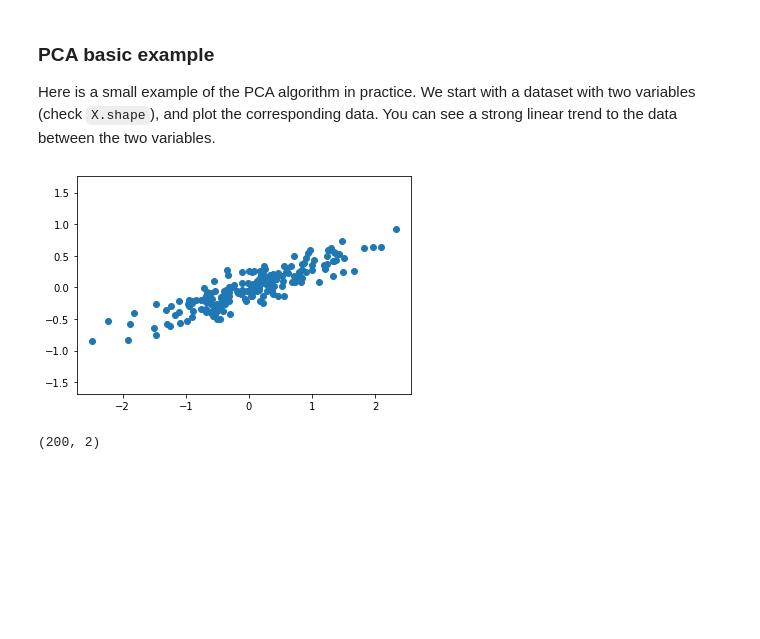
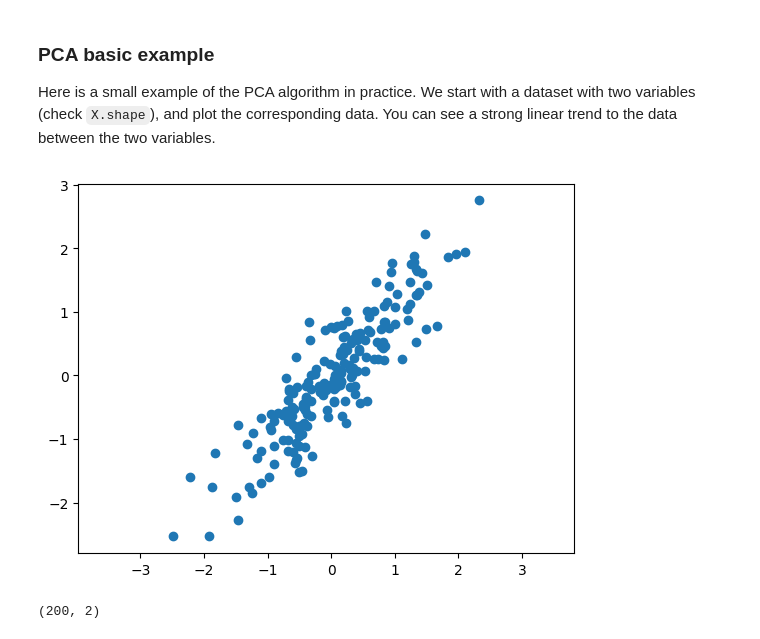
Before and after one commit to PythonCharmers/QuantFinance, a Jupyter notebook: notebooks/Module 1.4.1 - PCA Introduction.ipynb, the cells around one changed output. Saved outputs shown, nothing was run; the diff lists cells and outputs as text; code cells hidden in the pictures; blank space fills up the shorter version.

```diff
--- a/notebooks/Module 1.4.1 - PCA Introduction.ipynb
+++ b/notebooks/Module 1.4.1 - PCA Introduction.ipynb
@@ -39,12 +39,12 @@ Here is a small example of the PCA algorithm in practice. We start with a datase
 # %%
 np.random.seed(1)
 NDIMS = 2
 X = np.dot(np.random.random(size=(NDIMS, NDIMS)), np.random.normal(size=(NDIMS, 200))).T
-#X[:,1] = 3 * X[:,1]  # Rescale one dimension
+X[:,1] = 3 * X[:,1]  # Rescale one dimension
 plt.plot(X[:, 0], X[:, 1], 'o')
 plt.axis('equal');
 # %% [output]
-[figure, old version]
+[figure, new version]
 # %%
 X.shape
 # %% [output]
```
Also changed, not shown: parts of 14 cells of this notebook, 54 other files.
